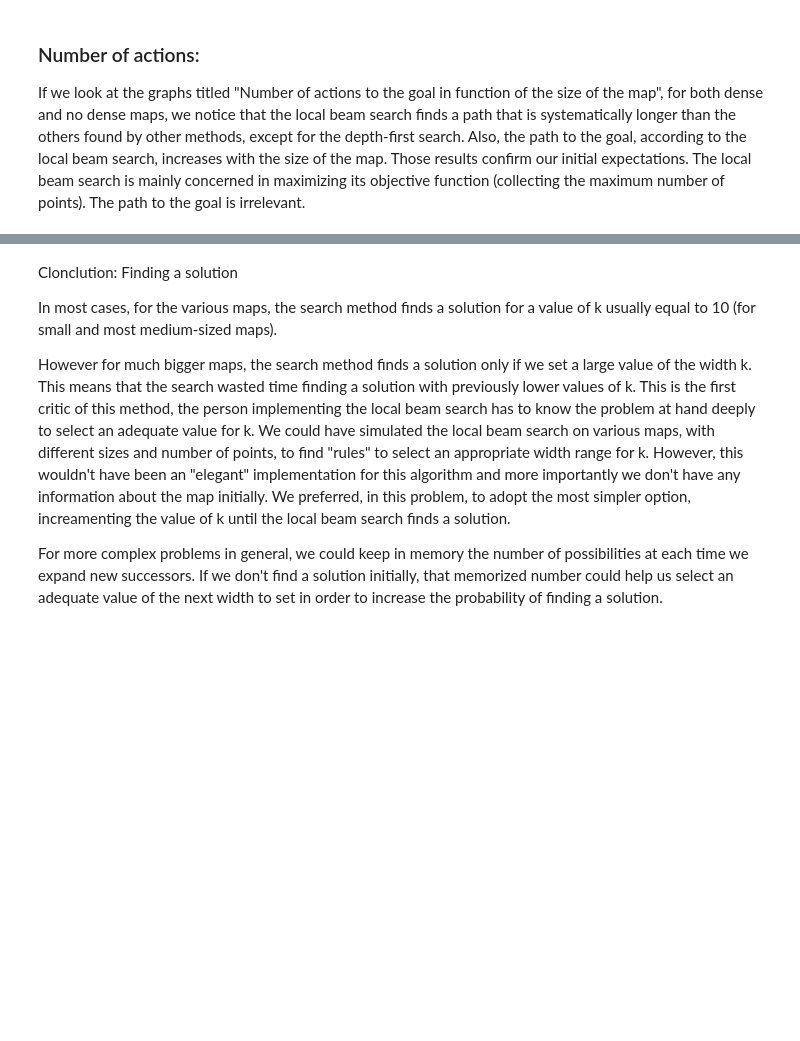
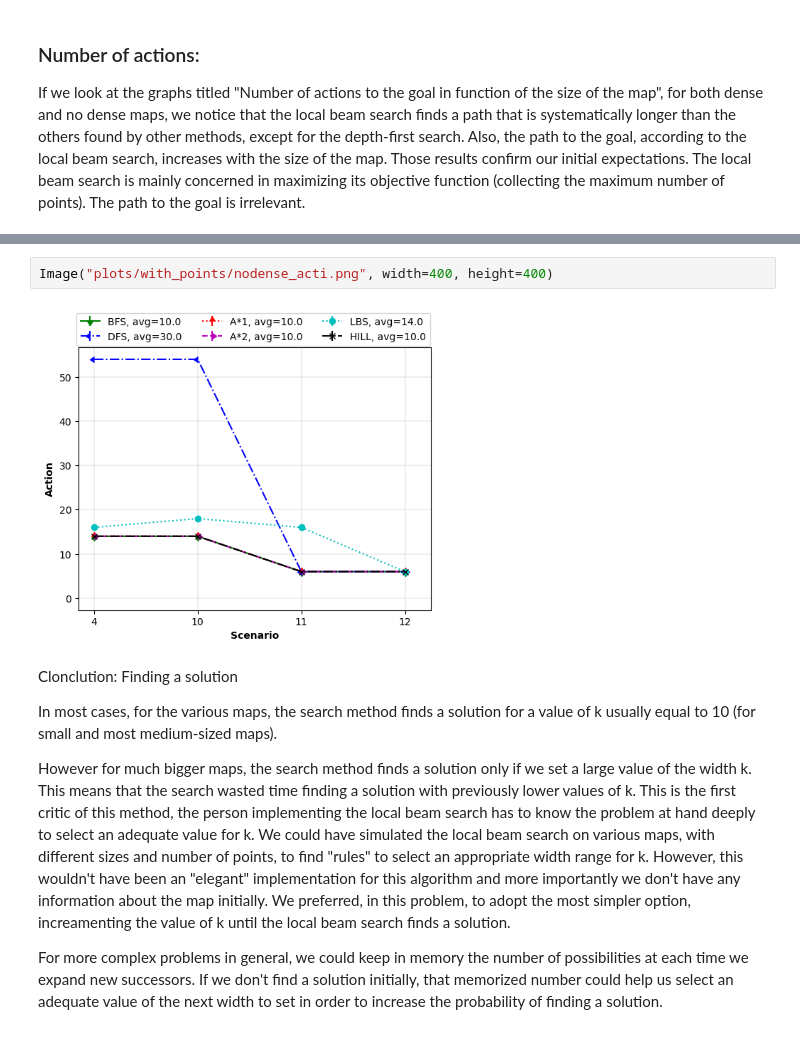
Before and after one commit to MatheusFerraroni/search_ia_p1, a Jupyter notebook: report_oscar.ipynb, the cells around one changed output, grey strips where cells are left out. Drawn from its saved outputs; the diff is of its cells as text; blank space fills up the shorter version.

```diff
--- a/report_oscar.ipynb
+++ b/report_oscar.ipynb
@@ -222,3 +217,7 @@ IFrame("plots/with_points/nodense_acti.pdf", width=600, height=300)
+# %%
+Image("plots/with_points/nodense_acti.png", width=400, height=400)
+# %% [output]
+[figure, added]
 # %% [markdown]
 
 
```
Also changed, not shown: parts of 1 cell of this notebook, 30 other files.
